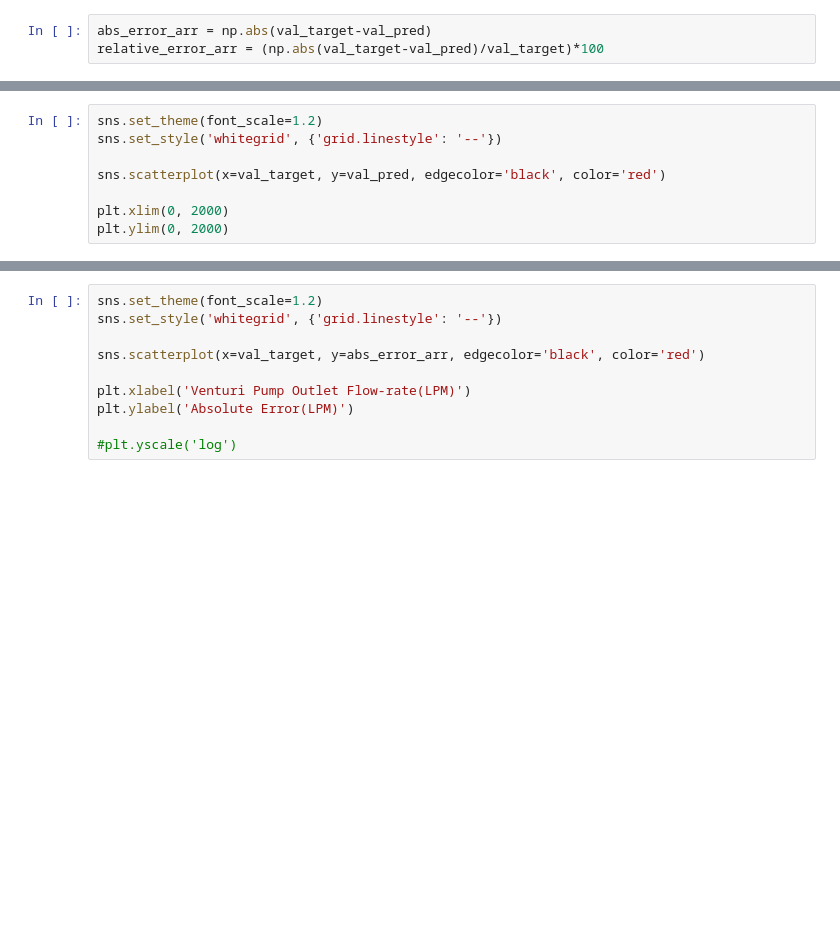
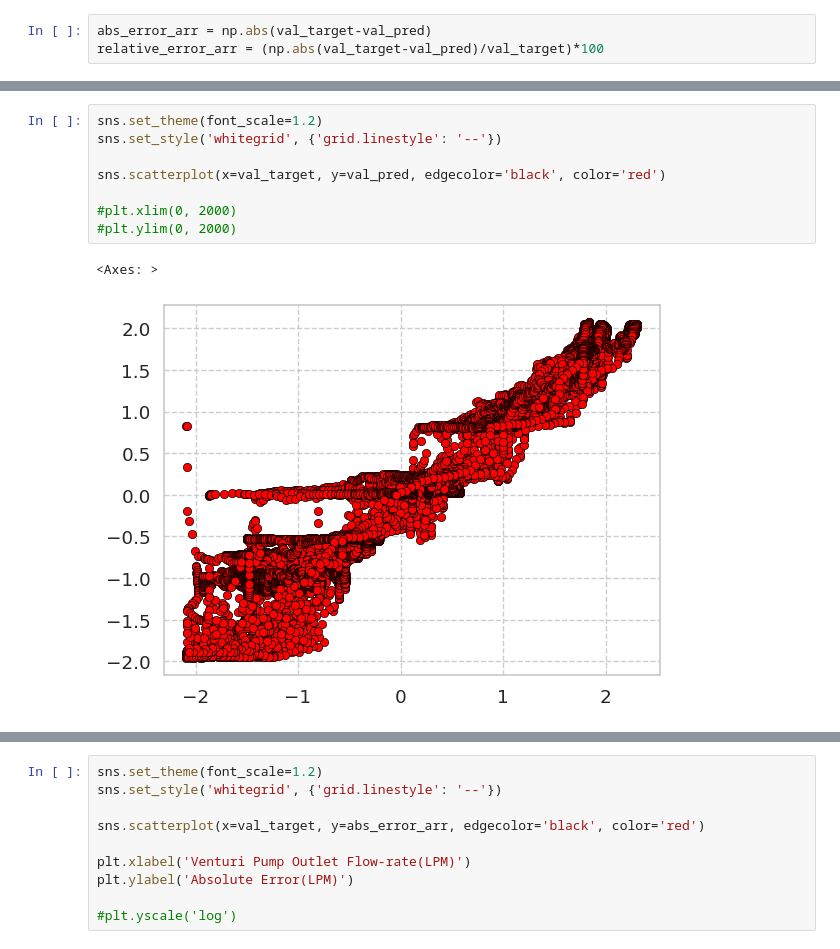
Before and after one commit to jinbeomjeong/estimate_venturi_pump_flow, a Jupyter notebook: create_estmation_flow_model.ipynb, the cells around one changed output, grey strips where cells are left out. Saved outputs shown, nothing was run; the diff lists cells and outputs as text; blank space fills up the shorter version.

```diff
--- a/create_estmation_flow_model.ipynb
+++ b/create_estmation_flow_model.ipynb
@@ -280,11 +447,14 @@ plt.yscale('log')
 # %%
 sns.set_theme(font_scale=1.2)
 sns.set_style('whitegrid', {'grid.linestyle': '--'})
 
 sns.scatterplot(x=val_target, y=val_pred, edgecolor='black', color='red')
 
-plt.xlim(0, 2000)
-plt.ylim(0, 2000)
+#plt.xlim(0, 2000)
+#plt.ylim(0, 2000)
+# %% [output]
+<Axes: >
+[figure, added]
 # %%
 sns.set_theme(font_scale=1.2)
 sns.set_style('whitegrid', {'grid.linestyle': '--'})
```
Also changed, not shown: parts of 29 cells of this notebook, 2 other files.
